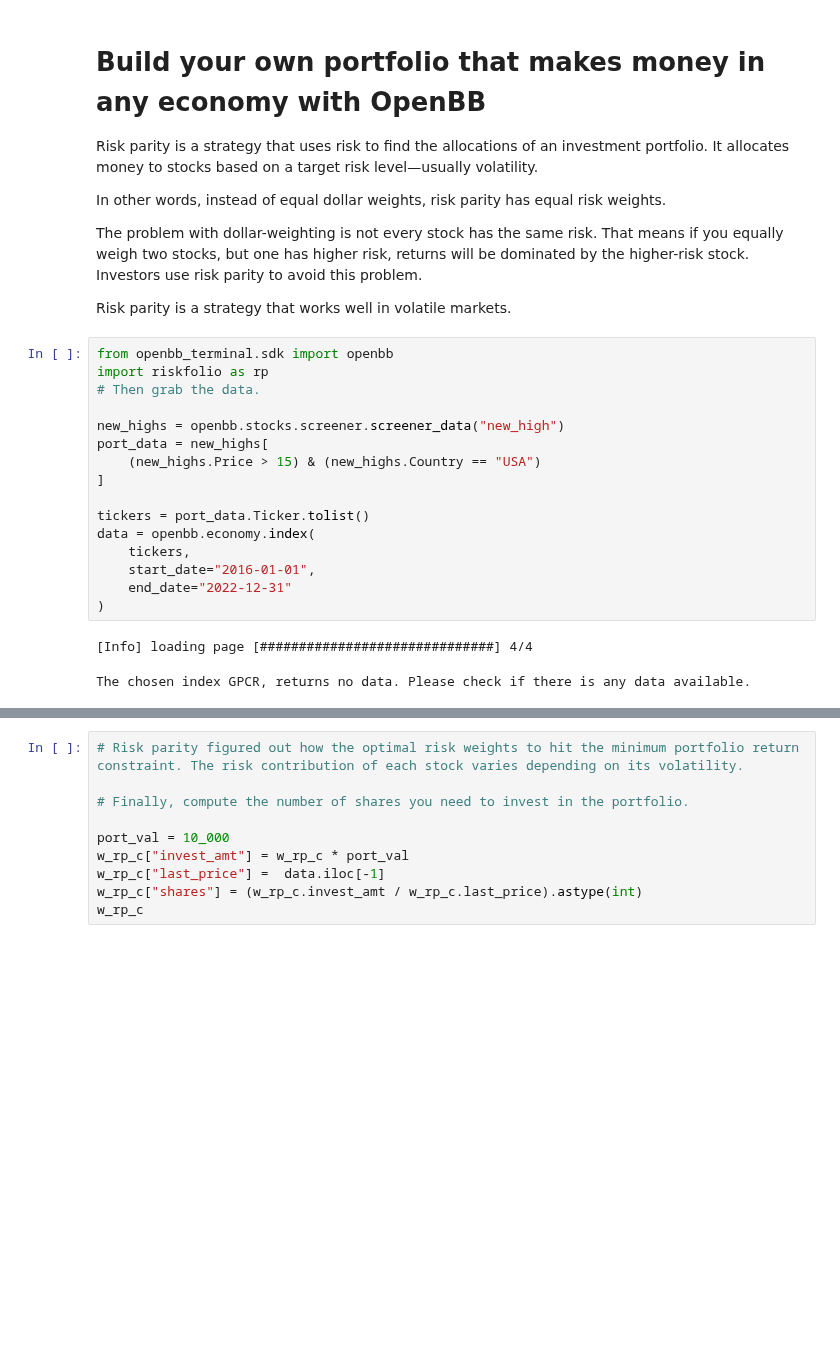
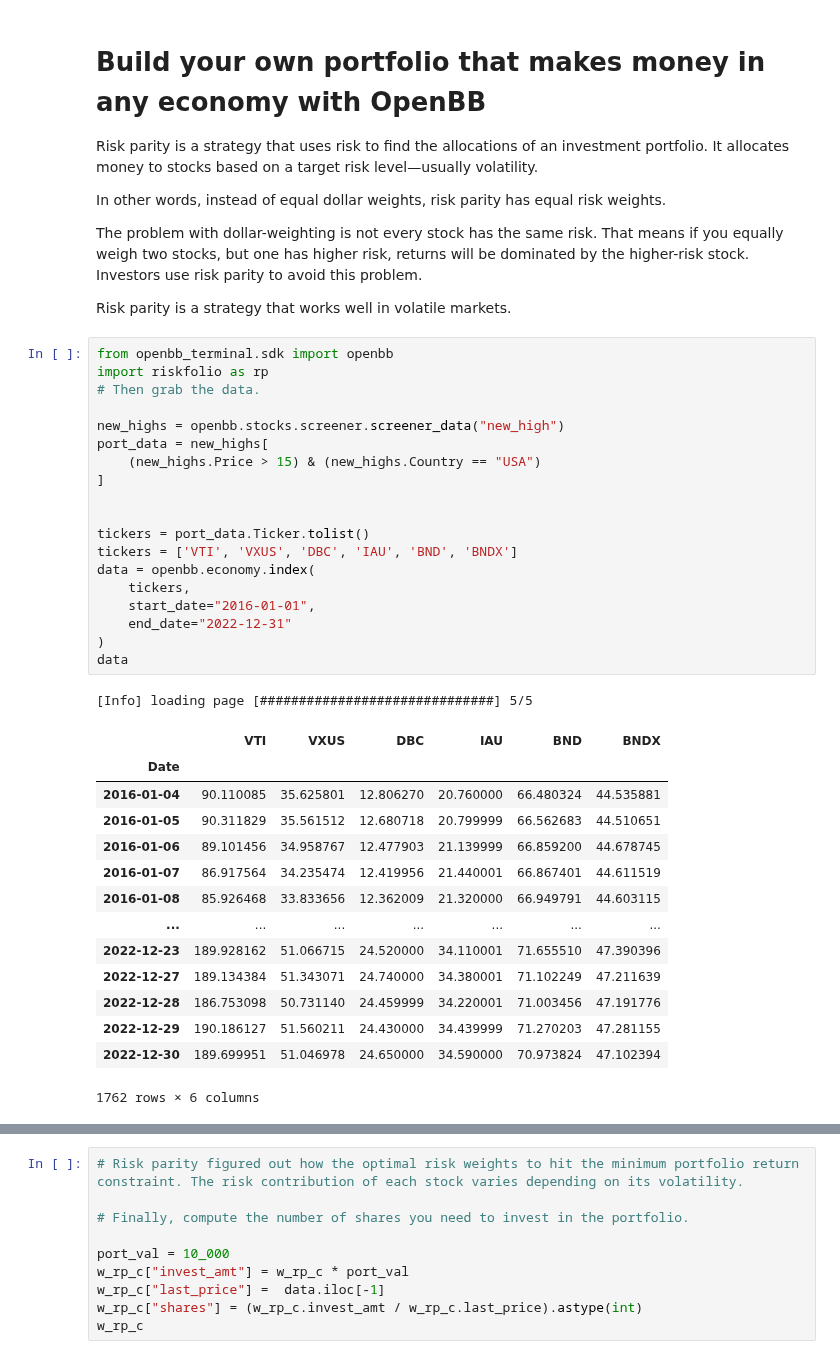
Before and after one commit to baslia/quant_analysis, a Jupyter notebook: portfolio_comp.ipynb, the cells around one changed output, grey strips where cells are left out. Drawn from its saved outputs; the diff is of its cells as text; blank space fills up the shorter version.

```diff
--- a/portfolio_comp.ipynb
+++ b/portfolio_comp.ipynb
@@ -11,22 +11,38 @@ Risk parity is a strategy that works well in volatile markets.
 # %%
 from openbb_terminal.sdk import openbb
 import riskfolio as rp
 # Then grab the data.
 
 new_highs = openbb.stocks.screener.screener_data("new_high")
 port_data = new_highs[
     (new_highs.Price > 15) & (new_highs.Country == "USA")
 ]
 
+
 tickers = port_data.Ticker.tolist()
+tickers = ['VTI', 'VXUS', 'DBC', 'IAU', 'BND', 'BNDX']
 data = openbb.economy.index(
     tickers,
     start_date="2016-01-01",
     end_date="2022-12-31"
 )
+data
 # %% [output]
-[Info] loading page [##############################] 4/4
+[Info] loading page [##############################] 5/5
+|  | VTI | VXUS | DBC | IAU | BND | BNDX |
+| Date |  |  |  |  |  |  |
+| 2016-01-04 | 90.110085 | 35.625801 | 12.806270 | 20.760000 | 66.480324 | 44.535881 |
+| 2016-01-05 | 90.311829 | 35.561512 | 12.680718 | 20.799999 | 66.562683 | 44.510651 |
+| 2016-01-06 | 89.101456 | 34.958767 | 12.477903 | 21.139999 | 66.859200 | 44.678745 |
+| 2016-01-07 | 86.917564 | 34.235474 | 12.419956 | 21.440001 | 66.867401 | 44.611519 |
+| 2016-01-08 | 85.926468 | 33.833656 | 12.362009 | 21.320000 | 66.949791 | 44.603115 |
+| ... | ... | ... | ... | ... | ... | ... |
+| 2022-12-23 | 189.928162 | 51.066715 | 24.520000 | 34.110001 | 71.655510 | 47.390396 |
+| 2022-12-27 | 189.134384 | 51.343071 | 24.740000 | 34.380001 | 71.102249 | 47.211639 |
+| 2022-12-28 | 186.753098 | 50.731140 | 24.459999 | 34.220001 | 71.003456 | 47.191776 |
+| 2022-12-29 | 190.186127 | 51.560211 | 24.430000 | 34.439999 | 71.270203 | 47.281155 |
+| 2022-12-30 | 189.699951 | 51.046978 | 24.650000 | 34.590000 | 70.973824 | 47.102394 |
-The chosen index GPCR, returns no data. Please check if there is any data available.
+1762 rows × 6 columns
 # %%
 # OpenBB has a function that returns a list of stocks based on a screener. In this case, you’ll find stocks that are at new highs. Then filter this data to include only stocks with prices above $15 and from the US. Store the tickers in a list and download their historical data for a range of dates.
 
```
Also changed, not shown: parts of 5 cells of this notebook.
